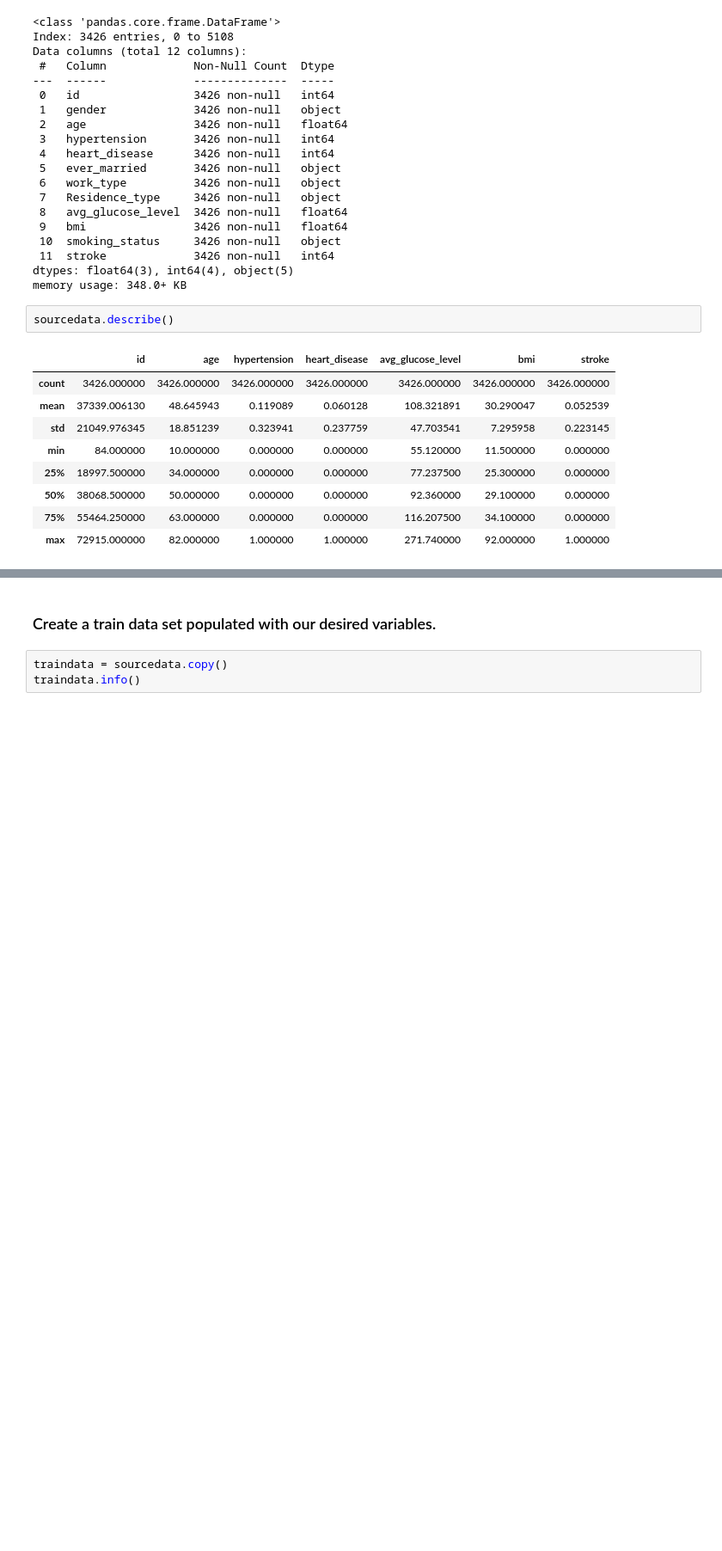
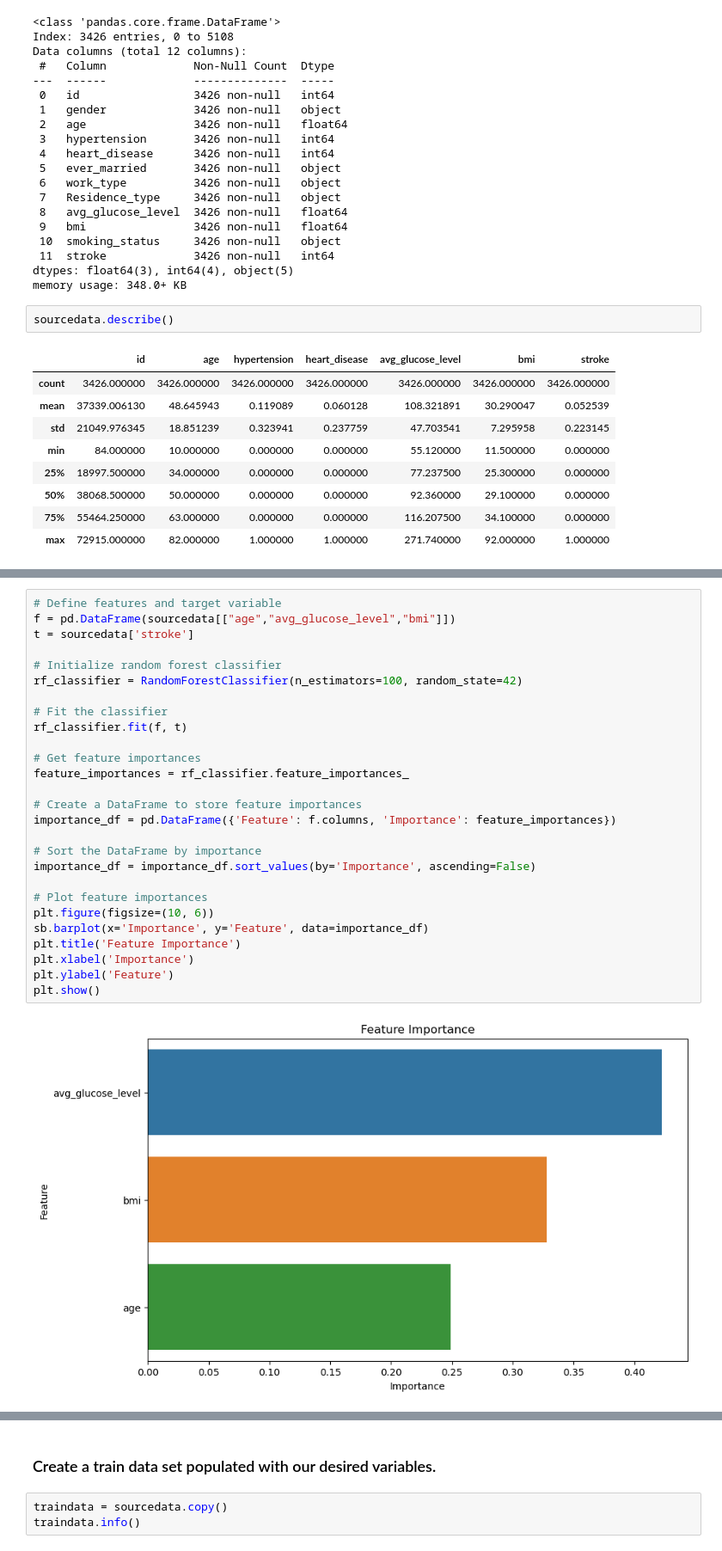
Before and after one commit to DylanTYX/SC1015-MiniProject, a Jupyter notebook: Untitled.ipynb, the cells around one changed output, grey strips where cells are left out. Shown: that part at 86% size. Cells and saved outputs as stored; diff of their text form; blank space fills up the shorter version.

```diff
--- a/Untitled.ipynb
+++ b/Untitled.ipynb
@@ -199,0 +271,29 @@ sourcedata.describe()
+# %%
+# Define features and target variable
+f = pd.DataFrame(sourcedata[["age","avg_glucose_level","bmi"]])
+t = sourcedata['stroke']
+
+# Initialize random forest classifier
+rf_classifier = RandomForestClassifier(n_estimators=100, random_state=42)
+
+# Fit the classifier
+rf_classifier.fit(f, t)
+
+# Get feature importances
+feature_importances = rf_classifier.feature_importances_
+
+# Create a DataFrame to store feature importances
+importance_df = pd.DataFrame({'Feature': f.columns, 'Importance': feature_importances})
+
+# Sort the DataFrame by importance
+importance_df = importance_df.sort_values(by='Importance', ascending=False)
+
+# Plot feature importances
+plt.figure(figsize=(10, 6))
+sb.barplot(x='Importance', y='Feature', data=importance_df)
+plt.title('Feature Importance')
+plt.xlabel('Importance')
+plt.ylabel('Feature')
+plt.show()
+# %% [output]
+[figure, added]
```
Also changed, not shown: parts of 23 cells of this notebook.
